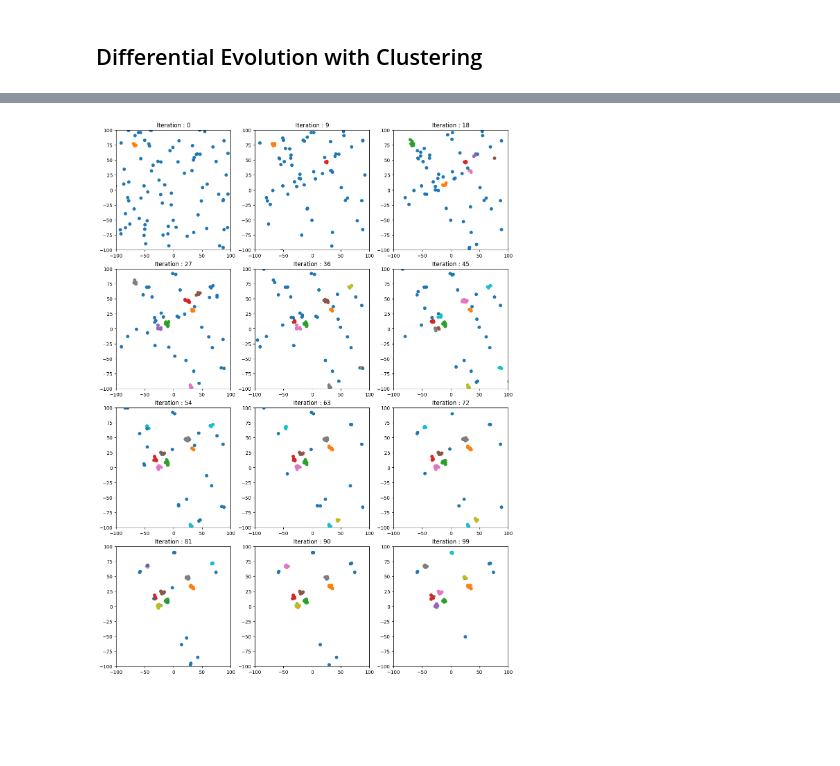
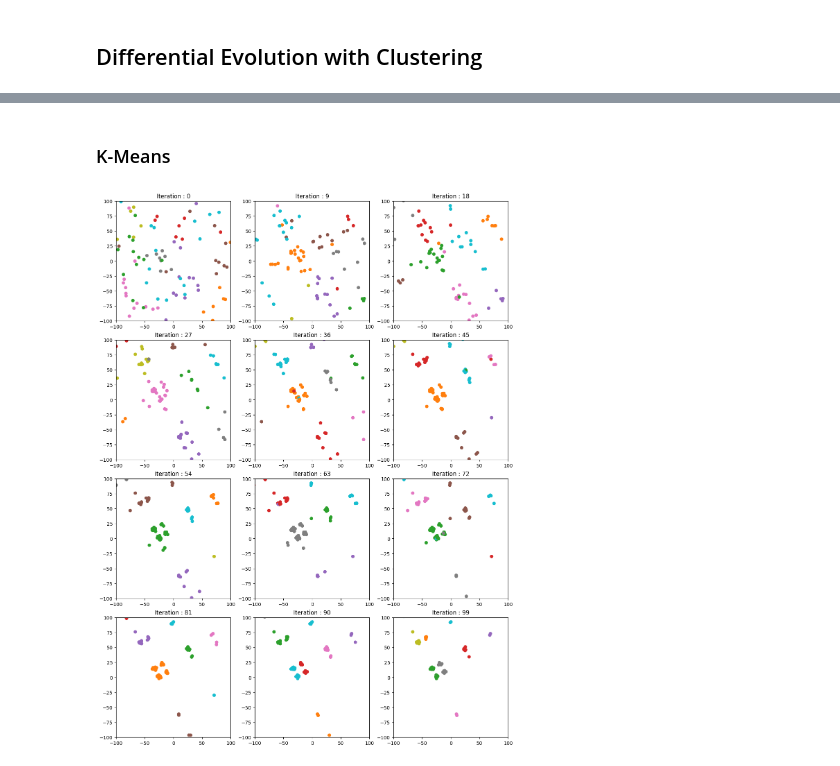
Before and after one commit to alexisuaguilaru/MetaPy, a Jupyter notebook: Testing/test_DifferentialEvolution.ipynb, the cells around one changed output, grey strips where cells are left out. Cells and saved outputs as stored; diff of their text form; code cells hidden in the pictures; blank space fills up the shorter version.

Commit message:
Another testing about clustering

```diff
--- a/Testing/test_DifferentialEvolution.ipynb
+++ b/Testing/test_DifferentialEvolution.ipynb
@@ -91,17 +106,31 @@ DiffEvol_Clust = DifferentialEvolution_Clustering(objectiveFunction,initializeIn
+# %% [markdown]
+### K-Means
+# %%
+# Init Diff Evol Clustering with K-Means
+functionNumber = '9'
+dimension = 2   #Dimensions = 2, 10, 20, 30, 50 or 100. Some functions doesn't work with all dimensions
+objectiveFunction = objectiveFunctionCEC(functionNumber,dimension=dimension)
+
+lower , upper = -100 , 100
+initializeIndividual = individual(lower,upper,dimension)
+
+clusteringAlgorithm = cluster.k_means
+
+DiffEvol_Clust_kmeans = DifferentialEvolution_Clustering(objectiveFunction,initializeIndividual,clusteringAlgorithm)
 # %%
 #Calling Diff Evol Clustering
 iterations = 100
 populationSize = 100
 scalingFactor = 0.7
 crossoverRate = 0.5
-clusteringAlgorithm_kw = {'eps':5,'min_samples':3}
+clusteringAlgorithm_kw = {'n_clusters':10}
 
-optimalFound_clust , snapshots_clust = DiffEvol_Clust(iterations,populationSize,scalingFactor,crossoverRate,clusteringAlgorithm_kw)
+optimalFound_clust_kmeans , snapshots_clust_kmeans = DiffEvol_Clust_kmeans(iterations,populationSize,scalingFactor,crossoverRate,clusteringAlgorithm_kw)
 # %%
 #Plotting of snapshots
 SubPlot_kw = {'autoscale_on':False,'xbound':(-100,100),'ybound':(-100,100)}
 Scatter_kw = {'vmin':-1,'vmax':9,'cmap':'tab10'}
 
-PlottingSnapshots(snapshots_clust,9,SubPlot_kw,Scatter_kw=Scatter_kw)
+PlottingSnapshots(snapshots_clust_kmeans,9,SubPlot_kw,Scatter_kw=Scatter_kw)
 # %% [output]
-[figure, old version]
+[figure, new version]
```
Also changed, not shown: parts of 7 cells of this notebook.
